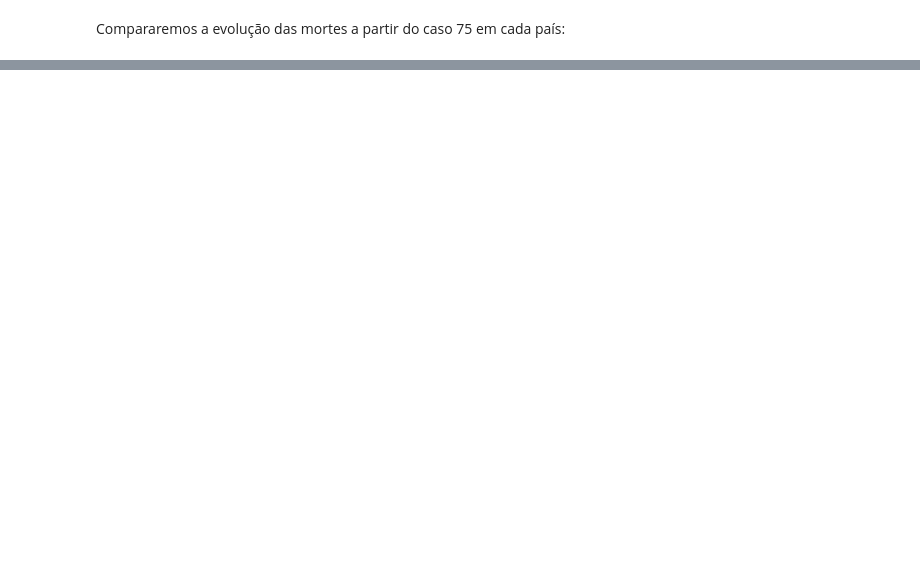
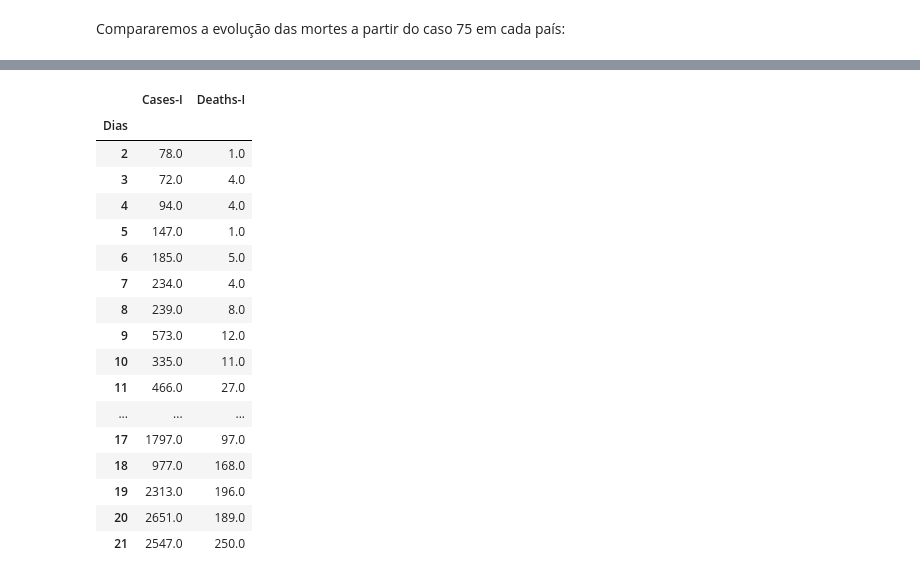
Before and after one commit to GuitosFritos/Covid-19, a Jupyter notebook: COVID-19.ipynb, the cells around one changed output, grey strips where cells are left out. Saved outputs shown, nothing was run; the diff lists cells and outputs as text; code cells hidden in the pictures; blank space fills up the shorter version.

```diff
--- a/COVID-19.ipynb
+++ b/COVID-19.ipynb
@@ -90,0 +91,23 @@ plt.show()
+# %%
+dif=italy-italy.shift(1)
+dif=dif.drop(1)
+dif
+# %% [output]
+|  | Cases-I | Deaths-I |
+| Dias |  |  |
+| 2 | 78.0 | 1.0 |
+| 3 | 72.0 | 4.0 |
+| 4 | 94.0 | 4.0 |
+| 5 | 147.0 | 1.0 |
+| 6 | 185.0 | 5.0 |
+| 7 | 234.0 | 4.0 |
+| 8 | 239.0 | 8.0 |
+| 9 | 573.0 | 12.0 |
+| 10 | 335.0 | 11.0 |
+| 11 | 466.0 | 27.0 |
+| ... | ... | ... |
+| 17 | 1797.0 | 97.0 |
+| 18 | 977.0 | 168.0 |
+| 19 | 2313.0 | 196.0 |
+| 20 | 2651.0 | 189.0 |
+| 21 | 2547.0 | 250.0 |
```
Also changed, not shown: parts of 7 cells of this notebook.
